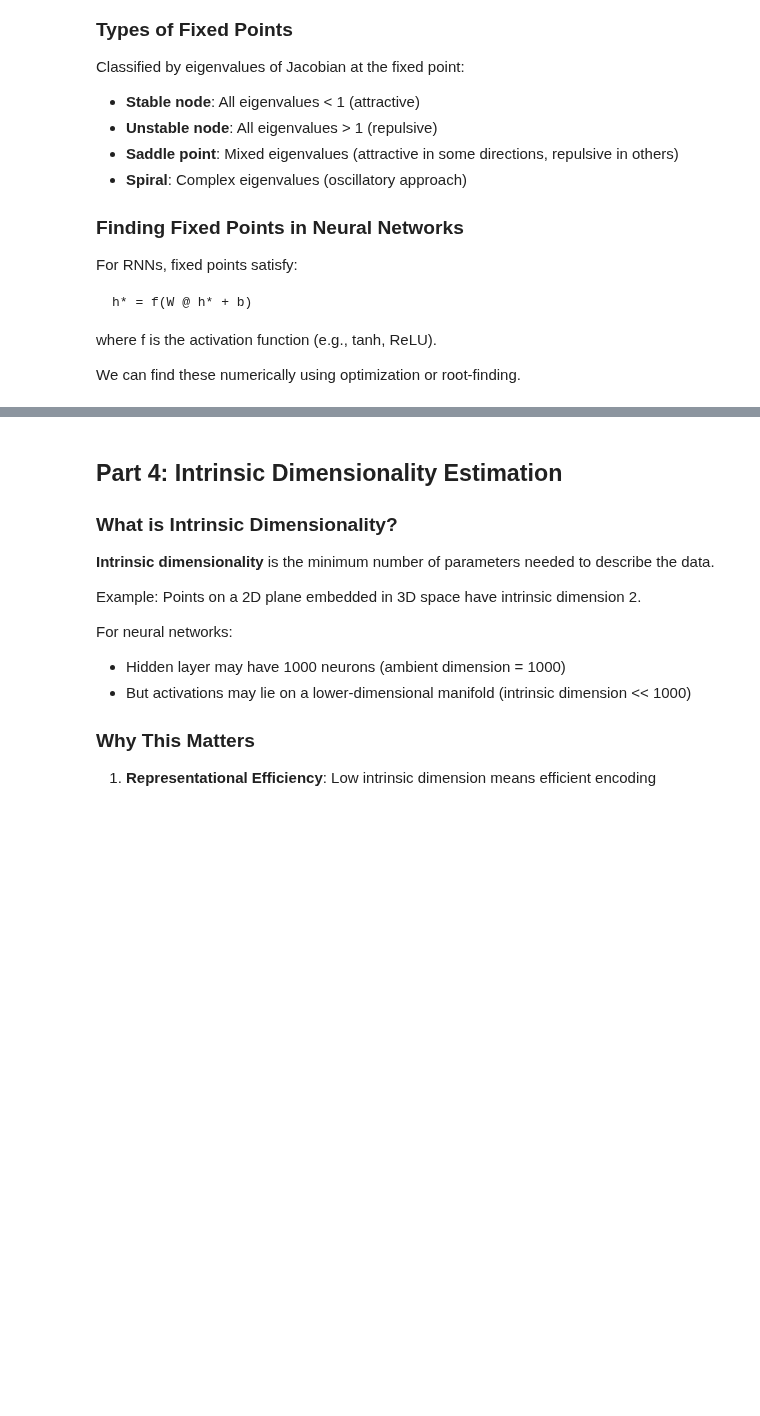
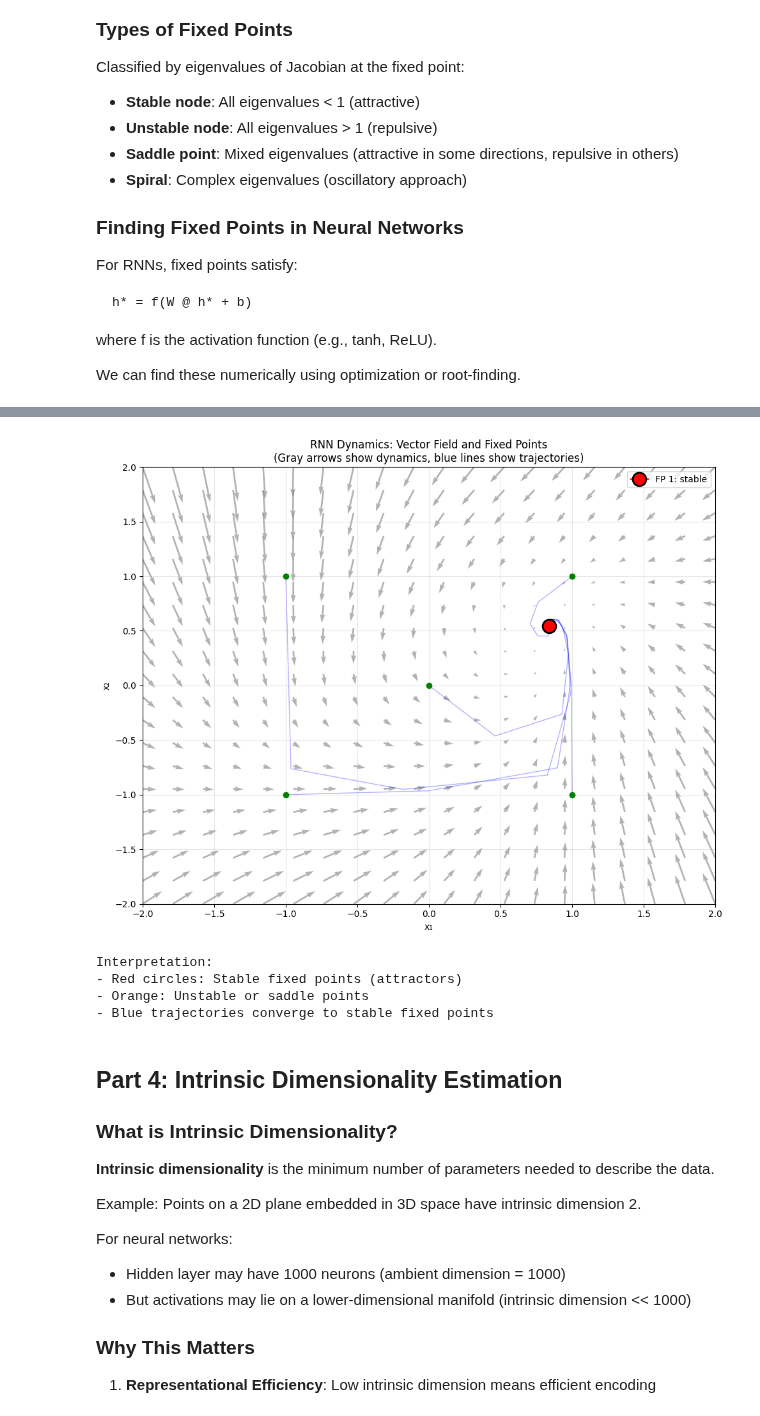
Before and after one commit to sidhulyalkar/neurOS-v1, a Jupyter notebook: packages/neuros-mechint/examples/06_dynamical_systems.ipynb, the cells around one changed output, grey strips where cells are left out. Saved outputs shown, nothing was run; the diff lists cells and outputs as text; code cells hidden in the pictures; blank space fills up the shorter version.

Commit message:
update(dynamical_systems): fix API loading, plotting, and tensor device issues

```diff
--- a/packages/neuros-mechint/examples/06_dynamical_systems.ipynb
+++ b/packages/neuros-mechint/examples/06_dynamical_systems.ipynb
@@ -259,13 +421,17 @@ print("\nFor implementation, see neuros_mechint/dynamics.py")
 
 # System 1: Stable (converging)
 def stable_system(x):
-    """Linear system with eigenvalues < 1 (stable)"""
+    """
+    Linear system with eigenvalues < 1 (stable)
+    """
     A = np.array([[0.9, 0.1], [-0.1, 0.85]])
     return A @ x + 0.01 * np.random.randn(2)
 
 # System 2: Marginally stable (near critical)
 def critical_system(x):
-    """Nonlinear system near edge of chaos"""
+    """
+    Nonlinear system near edge of chaos
+    """
     return np.array([
         0.99 * x[0] - 0.2 * x[1] + 0.1 * np.tanh(x[0]),
         0.2 * x[0] + 0.98 * x[1] + 0.1 * np.tanh(x[1])
@@ -273,7 +439,9 @@ def critical_system(x):
 
 # System 3: Chaotic (Lorenz-like)
 def chaotic_system(x, sigma=10, rho=28, beta=8/3, dt=0.01):
-    """Simplified Lorenz system (chaotic)"""
+    """
+    Simplified Lorenz system (chaotic)
+    """
     # Using 2D projection for simplicity
     dx = np.array([
         sigma * (x[1] - x[0]),
@@ -282,19 +450,27 @@ def chaotic_system(x, sigma=10, rho=28, beta=8/3, dt=0.01):
     return x + dt * dx
 
 # Estimate Lyapunov exponents for each system
-estimator = LyapunovExponentEstimator(dt=0.01)
+estimator = LyapunovAnalyzer(dt=0.01)
 
 systems = [
     ('Stable', stable_system, np.array([1.0, 1.0])),
     ('Critical', critical_system, np.array([1.0, 1.0])),
     ('Chaotic', chaotic_system, np.array([1.0, 1.0]))
-]
+ ]
 
 results = {}
 for name, system, x0 in systems:
-    lyap, traj = estimator.estimate_from_model(system, x0, n_steps=1000)
-    results[name] = {'lyapunov': lyap, 'trajectory': traj}
-    print(f"{name} system: λ = {lyap:.4f}")
+    # Generate trajectory
+    traj = [x0]
+    x = x0.copy()
+    for _ in range(1000):
+        x = system(x)
+        traj.append(x.copy())
+    traj = np.array(traj)
+
+    lyap_result = estimator.compute_exponents(traj)
+    results[name] = {'lyapunov': lyap_result.max_exponent, 'trajectory': lyap_result.exponents}
+    print(f"{name} system: λ = {lyap_result.max_exponent:.4f}")
 
 print("\nInterpretation:")
 print("λ < 0: Stable (trajectories converge)")
@@ -445,38 +721,44 @@ ax.quiver(X, Y, U, V, alpha=0.6, color='gray')
 
 # Plot sample trajectories
 for x0 in initial_guesses:
     trajectory = [x0]
     x = x0.copy()
     for _ in range(50):
         x = rnn_system(x)
         trajectory.append(x.copy())
     trajectory = np.array(trajectory)
     ax.plot(trajectory[:, 0], trajectory[:, 1], 'b-', alpha=0.3, linewidth=1)
     ax.plot(trajectory[0, 0], trajectory[0, 1], 'go', markersize=6)
 
 # Plot fixed points
-for i, (fp, analysis) in enumerate(zip(fixed_points, fp_analyses)):
-    color = 'red' if analysis['stable'] else 'orange'
-    marker = 'o' if analysis['type'] != 'saddle' else 's'
-    ax.plot(fp[0], fp[1], marker=marker, color=color,
+for i, fp in enumerate(fixed_points):
+    color = 'red' if fp.stability == 'stable' else 'orange'
+    marker = 'o' if fp.stability != 'saddle' else 's'
+    ax.plot(fp.location[0], fp.location[1], marker=marker, color=color,
             markersize=15, markeredgewidth=2, markeredgecolor='black',
-            label=f"FP {i+1}: {analysis['type']}")
+            label=f"FP {i+1}: {fp.stability}")
 
 ax.set_xlabel('x₁')
 ax.set_ylabel('x₂')
 ax.set_title('RNN Dynamics: Vector Field and Fixed Points\n(Gray arrows show dynamics, blue lines show trajectories)')
 ax.grid(True, alpha=0.3)
 ax.legend(loc='upper right')
 ax.set_xlim(-2, 2)
 ax.set_ylim(-2, 2)
 
 plt.tight_layout()
 plt.show()
 
 print("Interpretation:")
 print("- Red circles: Stable fixed points (attractors)")
 print("- Orange: Unstable or saddle points")
 print("- Blue trajectories converge to stable fixed points")
+# %% [output]
+[figure, added]
+Interpretation:
+- Red circles: Stable fixed points (attractors)
+- Orange: Unstable or saddle points
+- Blue trajectories converge to stable fixed points
 # %% [markdown]
 ## Part 4: Intrinsic Dimensionality Estimation
 
```
Also changed, not shown: parts of 21 cells of this notebook, 2 other files.
